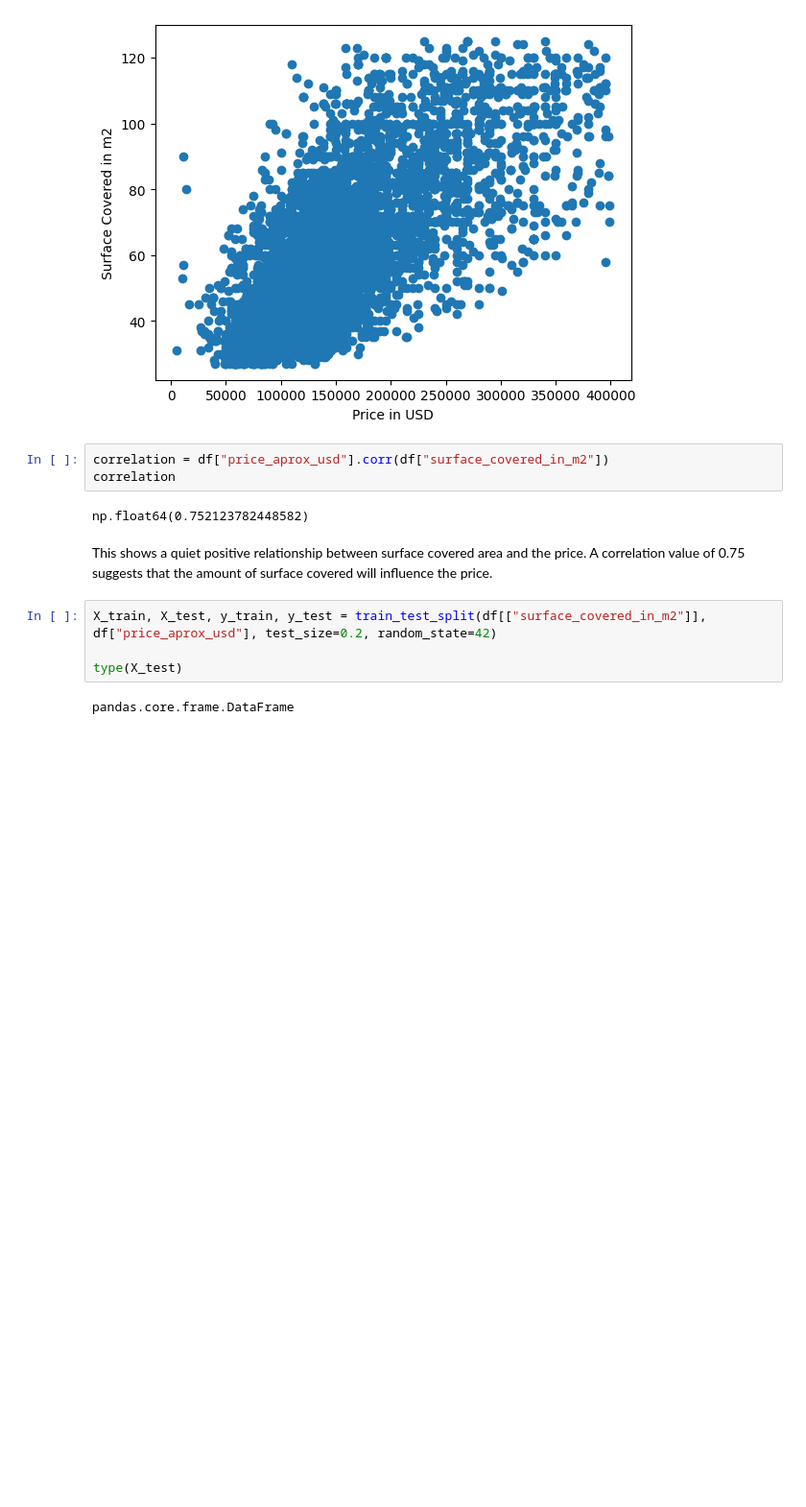
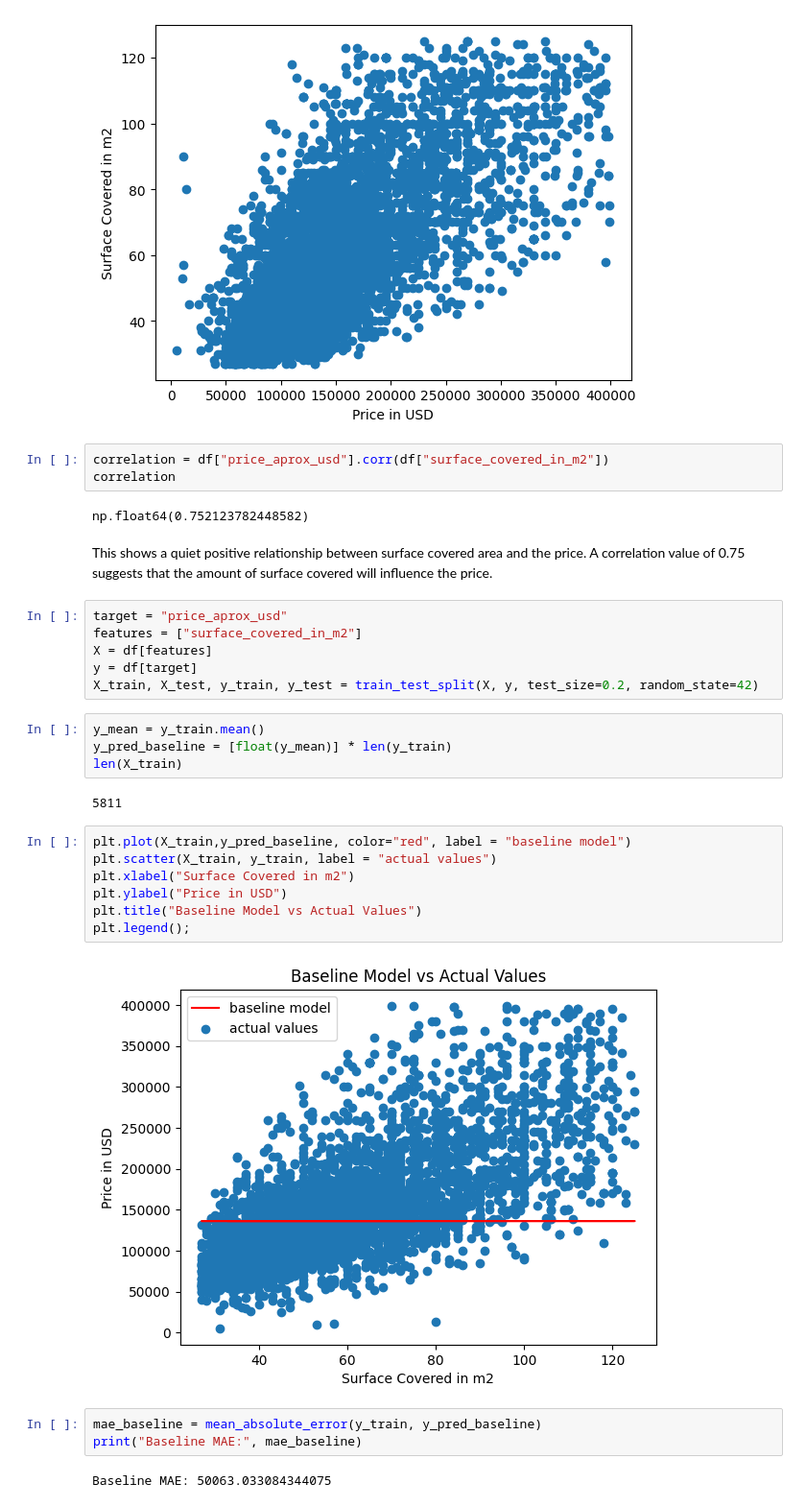
Before and after one commit to OkokoJnr/predicting-apartment-price, a Jupyter notebook: main.ipynb, the cells around one changed output. Shown at 96% size. Cells and saved outputs as stored; diff of their text form; blank space fills up the shorter version.

Commit message:
build model to predict apartment price using area covered

```diff
--- a/main.ipynb
+++ b/main.ipynb
@@ -102,8 +106,28 @@ np.float64(0.752123782448582)
 # %% [markdown]
 This shows a quiet positive relationship between surface covered area and the price. A correlation value of 0.75 suggests that the amount of surface covered will influence the price.
 # %%
-X_train, X_test, y_train, y_test = train_test_split(df[["surface_covered_in_m2"]], df["price_aprox_usd"], test_size=0.2, random_state=42)
-
-type(X_test)
+target = "price_aprox_usd"
+features = ["surface_covered_in_m2"]
+X = df[features]
+y = df[target]
+X_train, X_test, y_train, y_test = train_test_split(X, y, test_size=0.2, random_state=42)
-# %% [output]
-pandas.core.frame.DataFrame
+# %%
+y_mean = y_train.mean()
+y_pred_baseline = [float(y_mean)] * len(y_train)
+len(X_train)
+# %% [output]
+5811
+# %%
+plt.plot(X_train,y_pred_baseline, color="red", label = "baseline model")
+plt.scatter(X_train, y_train, label = "actual values")
+plt.xlabel("Surface Covered in m2")
+plt.ylabel("Price in USD")
+plt.title("Baseline Model vs Actual Values")
+plt.legend();
+# %% [output]
+[figure, added]
+# %%
+mae_baseline = mean_absolute_error(y_train, y_pred_baseline)
+print("Baseline MAE:", mae_baseline)
+# %% [output]
+Baseline MAE: 50063.033084344075
```
Also changed, not shown: parts of 7 cells of this notebook.
